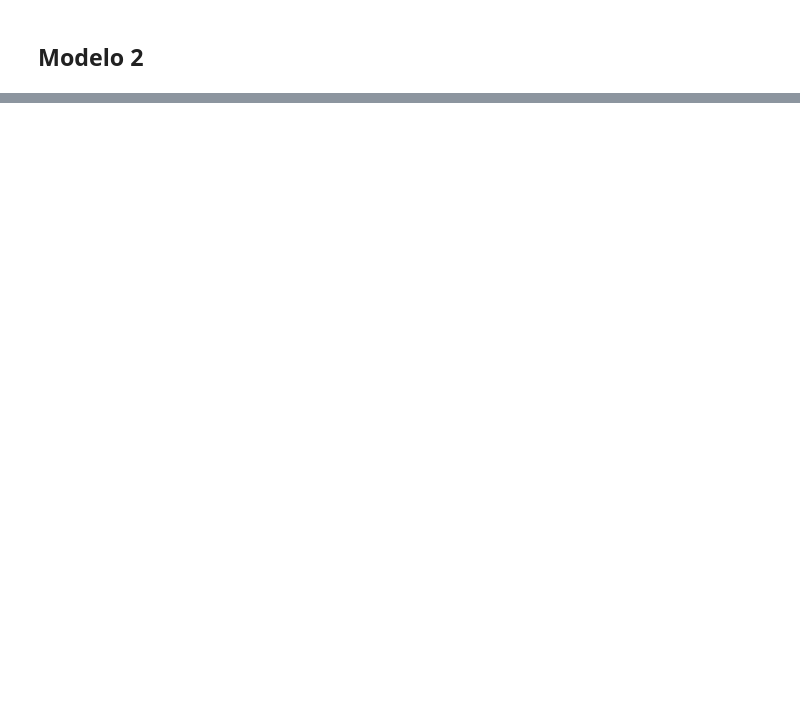
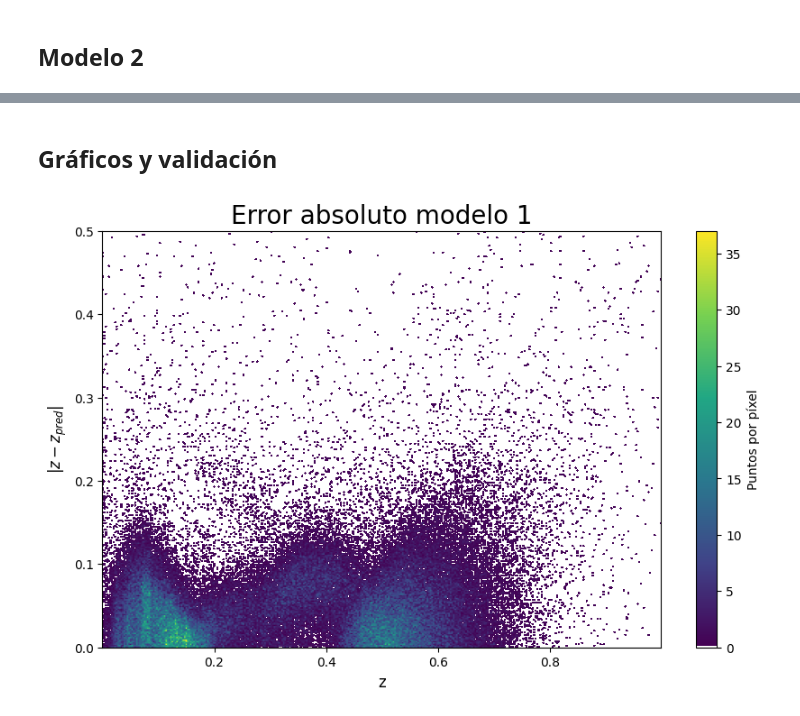
Before and after one commit to Vlxn761/redshift-fotometrico, a Jupyter notebook: Red_neuronal.ipynb, the cells around one changed output, grey strips where cells are left out. Saved outputs shown, nothing was run; the diff lists cells and outputs as text; code cells hidden in the pictures; blank space fills up the shorter version.

```diff
--- a/Red_neuronal.ipynb
+++ b/Red_neuronal.ipynb
@@ -153,2 +146,45 @@ Model 2 loss: 0.005074726417660713
 # %%
 model2.save("/content/drive/MyDrive/Tareas Módulo/Proyecto redshift fotométrico/ Modelo2.keras")
+# %% [markdown]
+## Gráficos y validación
+# %%
+x_validacion, z_real = validacion[['u', 'g', 'r', 'i', 'z']], validacion['redshift']
+z_real = z_real.to_numpy()
+# %%
+z_predict_1 = model1.predict(x_validacion, verbose=0)
+z_predict_1 = np.array([x[0] for x in z_predict_1])
+
+z_predict_2 = model2.predict(x_validacion, verbose=0)
+z_predict_2 = np.array([x[0] for x in z_predict_2])
+# %%
+def errorAbsoluto(real, pred):
+    return abs(real - pred)
+
+error_abs_1 = errorAbsoluto(z_real, z_predict_1)
+error_abs_2 = errorAbsoluto(z_real, z_predict_2)
+# %%
+white_viridis = LinearSegmentedColormap.from_list('white_viridis', [
+    (0, '#ffffff'),
+    (1e-20, '#440053'),
+    (0.2, '#404388'),
+    (0.4, '#2a788e'),
+    (0.6, '#21a784'),
+    (0.8, '#78d151'),
+    (1, '#fde624'),
+], N=256)
+
+
+def using_mpl_scatter_density(fig, x, y):
+    ax = fig.add_subplot(1, 1, 1, projection='scatter_density')
+    density = ax.scatter_density(x, y, cmap=white_viridis)
+    fig.colorbar(density, label='Puntos por píxel')
+# %%
+fig = plt.figure(figsize=(10, 6))
+using_mpl_scatter_density(fig, z_real, error_abs_1)
+plt.xlabel("z", fontsize=12)
+plt.ylabel(r'$|z-z_{pred}|$', fontsize=12)
+plt.ylim(0,0.5)
+plt.title("Error absoluto modelo 1", fontsize=20)
+plt.show()
+# %% [output]
+[figure, added]
```
Also changed, not shown: parts of 15 cells of this notebook.
